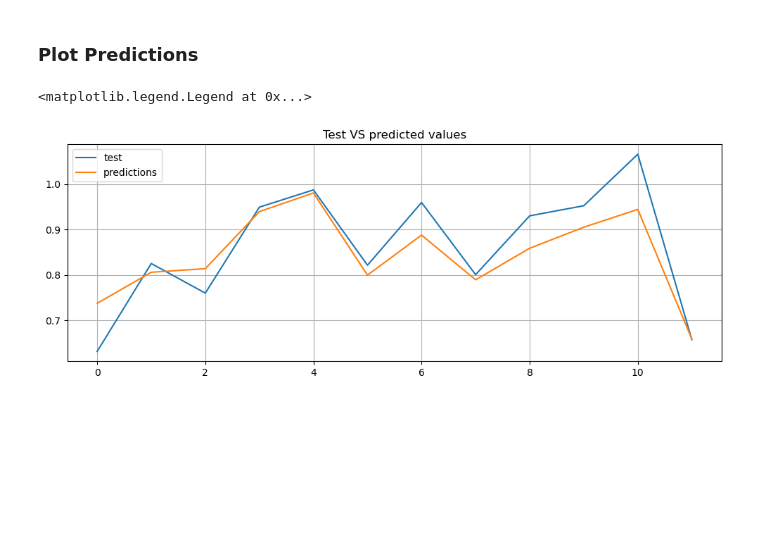
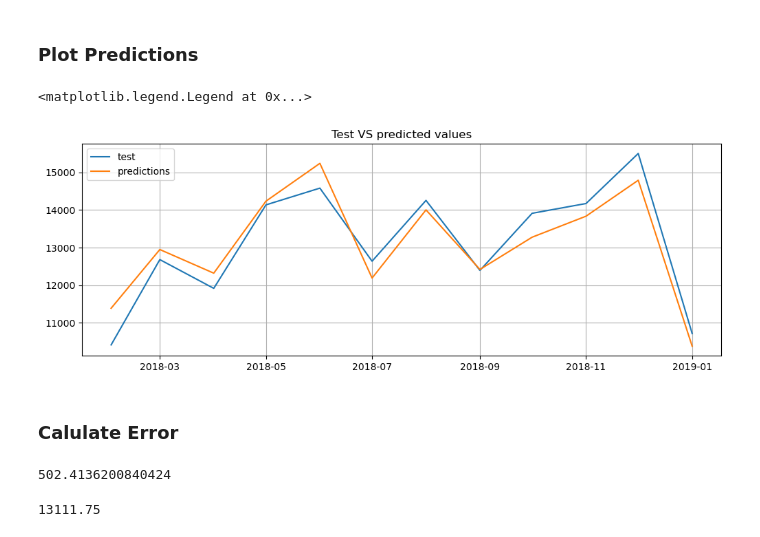
Before and after one commit to Shiska07/Data-Science-and-Machine-Learning, a Jupyter notebook: Time-Series-Analysis/Recurrent-Neural-Networks-for-Time-Series/RNN to predict Sales (Time-Series Data).ipynb, the cells around one changed output. Cells and saved outputs as stored; diff of their text form; code cells hidden in the pictures; blank space fills up the shorter version.

Commit message:
calculate RMSE on predicted values

```diff
--- a/Time-Series-Analysis/Recurrent-Neural-Networks-for-Time-Series/RNN to predict Sales (Time-Series Data).ipynb
+++ b/Time-Series-Analysis/Recurrent-Neural-Networks-for-Time-Series/RNN to predict Sales (Time-Series Data).ipynb
@@ -238,2 +238,0 @@ for i in range(no_of_pred):
-# %%
-test_pred = np.array(test_pred)
@@ -252,0 +241,3 @@ array([[0.7373176 ],
+# %%
+test_pred = scaler.inverse_transform(test_pred)
+test_pred
@@ -252,0 +274,3 @@ array([[0.7373176 ],
+# %%
+test['pred'] = test_pred
+test
@@ -255,10 +299,12 @@ array([[0.7373176 ],
 # %%
 plt.figure(figsize = (12, 4))
 plt.title('Test VS predicted values')
-plt.plot(sc_test)
-plt.plot(test_pred)
+plt.plot(test['sales'])
+plt.plot(test['pred'])
 plt.grid()
 plt.legend(['test', 'predictions'])
 # %% [output]
 <matplotlib.legend.Legend at 0x...>
-[figure, old version]
+[figure, new version]
+# %% [markdown]
+### Calulate Error
@@ -264,0 +313,8 @@ plt.legend(['test', 'predictions'])
+# %%
+rmse(test['sales'], test['pred'])
+# %% [output]
+502.4136200840424
+# %%
+test['sales'].mean()
+# %% [output]
+13111.75
```
Also changed, not shown: parts of 11 cells of this notebook.
